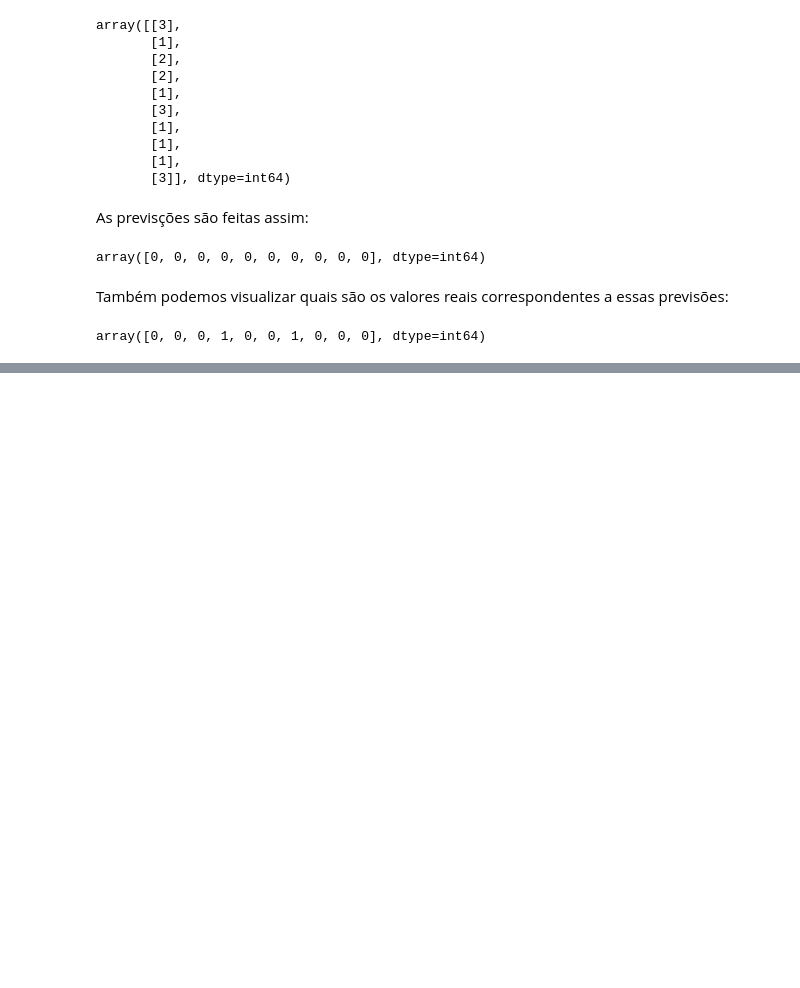
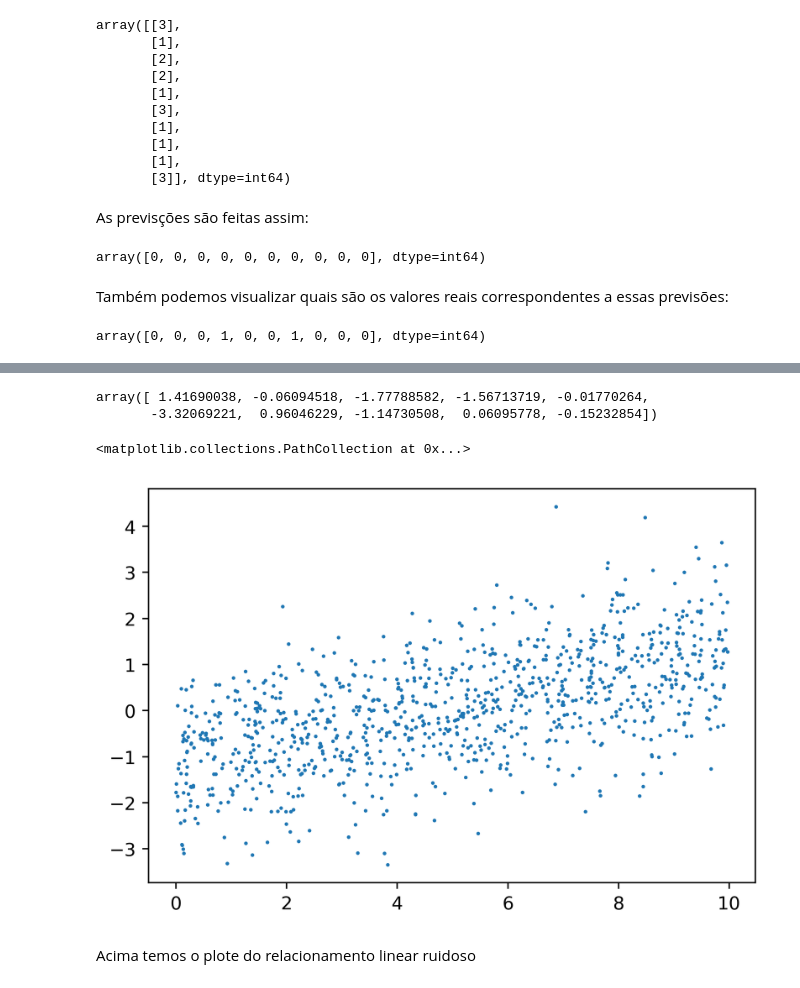
Before and after one commit to renatogcruz/pos_data_science_analytics, a Jupyter notebook: data_science/projetos_de_ciencias_de_dados_com_python/Cap 2 - Introdução ao Scikit-Learn e avaliação do modelo.ipynb, the cells around one changed output, grey strips where cells are left out. Saved outputs shown, nothing was run; the diff lists cells and outputs as text; code cells hidden in the pictures; blank space fills up the shorter version.

```diff
--- a/data_science/projetos_de_ciencias_de_dados_com_python/Cap 2 - Introdução ao Scikit-Learn e avaliação do modelo.ipynb
+++ b/data_science/projetos_de_ciencias_de_dados_com_python/Cap 2 - Introdução ao Scikit-Learn e avaliação do modelo.ipynb
@@ -240,0 +245,7 @@ array([0, 0, 0, 1, 0, 0, 1, 0, 0, 0], dtype=int64)
+# %%
+# Criando números aleatórios uniformementes distribuídos com o NumPy
+
+np.random.seed(seed=1)
+X = np.random.uniform(low=0.0, high=10.0, size=(1000,))
+
+X[0:10]
@@ -240,0 +264,23 @@ array([0, 0, 0, 1, 0, 0, 1, 0, 0, 0], dtype=int64)
+# %%
+# código para a criação dos dados lineares com ruídos gaussiano
+
+np.random.seed(seed=1)
+slope = 0.25
+intercept = -1.25
+
+y = slope * X + np.random.normal(loc=0.0, scale=1.0, size=(1000,)) + intercept
+
+y[0:10]
+# %% [output]
+array([ 1.41690038, -0.06094518, -1.77788582, -1.56713719, -0.01770264,
+       -3.32069221,  0.96046229, -1.14730508,  0.06095778, -0.15232854])
+# %%
+# agora queremos visualizar os dados
+
+mpl.rcParams['figure.dpi'] = 400
+plt.scatter(X,y,s=1)
+# %% [output]
+<matplotlib.collections.PathCollection at 0x...>
+[figure, added]
+# %% [markdown]
+Acima temos o plote do relacionamento linear ruidoso
```
Also changed, not shown: parts of 16 cells of this notebook.
